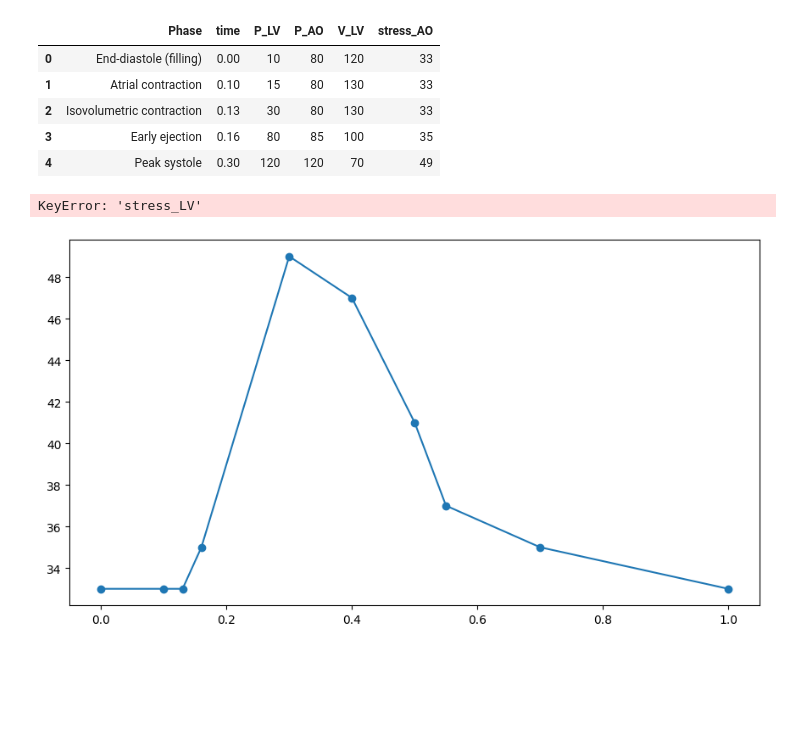
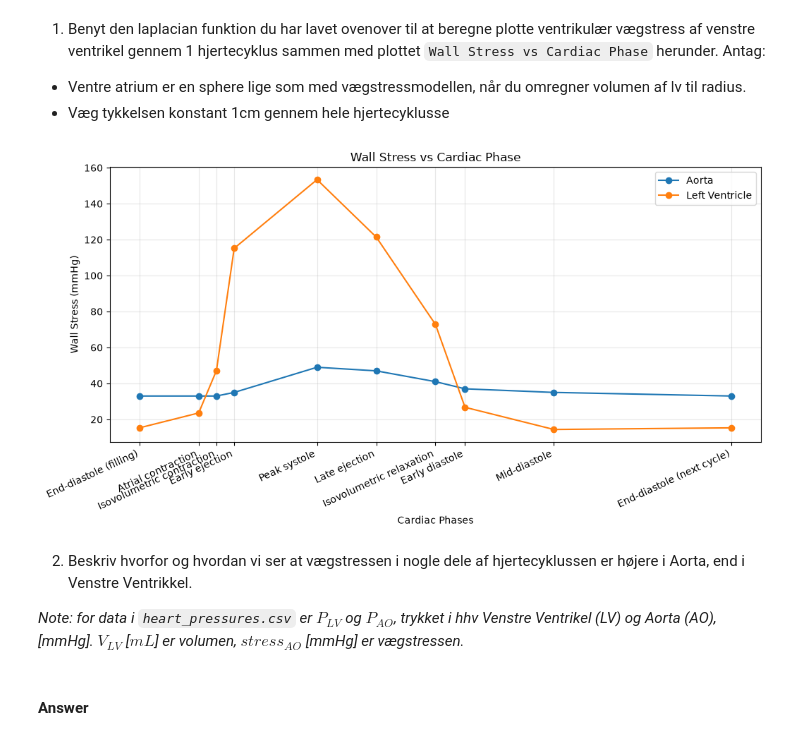
Before and after one commit to AAU-ST3-KHF/cardiovascular_system_hjertet, a Jupyter notebook: Exercise Heart 1.ipynb, the cells around one changed output. Saved outputs shown, nothing was run; the diff lists cells and outputs as text; code cells hidden in the pictures; blank space fills up the shorter version.

```diff
--- a/Exercise Heart 1.ipynb
+++ b/Exercise Heart 1.ipynb
@@ -50,30 +129,35 @@ Assume:
 # %%
-# Load data and display a preview
+import math
+def radius_from_volume_ml(volume_ml):
+    # Volume in mL is equivalent to cm³
+    r = ((3 * volume_ml) / (4 * math.pi)) ** (1/3)
+    return r
+
+# Load data
 import pandas as pd
 df = pd.read_csv("files/heart_pressures.csv")
-df.head()
+df["r_LV"] = radius_from_volume_ml(df["V_LV"]) # lav en kolonne som hedder r_LV, i.e. radius of left ventricle, som er beregnet ud fra V_LV
+
+time = df["time"].to_list()
+time_labels=df['Phase'].to_list()
+r_LV = df["r_LV"].to_numpy()
+P_LV = df["P_LV"].to_numpy()
+stress_AO = df["stress_AO"].to_numpy()
-# %% [output]
-|  | Phase | time | P_LV | P_AO | V_LV | stress_AO |
-| 0 | End-diastole (filling) | 0.00 | 10 | 80 | 120 | 33 |
-| 1 | Atrial contraction | 0.10 | 15 | 80 | 130 | 33 |
-| 2 | Isovolumetric contraction | 0.13 | 30 | 80 | 130 | 33 |
-| 3 | Early ejection | 0.16 | 80 | 85 | 100 | 35 |
-| 4 | Peak systole | 0.30 | 120 | 120 | 70 | 49 |
+# %% [markdown]
+
+
+1. Benyt den laplacian funktion du har lavet ovenover til at beregne plotte ventrikulær vægstress af venstre ventrikel gennem 1 hjertecyklus sammen med plottet `Wall Stress vs Cardiac Phase` herunder.
+Antag:
+- Ventre atrium er en sphere lige som med vægstressmodellen, når du omregner volumen af lv til radius.
+- Væg tykkelsen konstant 1cm gennem hele hjertecyklusse
 # %%
-import matplotlib.pyplot as plt
-
-
-plt.figure(figsize=(10.5, 5.6))
-plt.plot(df['time'], df['stress_AO'], marker='o', label="Aorta")
-plt.plot(df['time'], df['stress_LV'], marker='o', label="Left Ventricle")
-plt.title('Wall Stress vs Cardiac Phase')
-plt.xlabel('Cardiac Phases')
-plt.ylabel('Wall Stress (mmHg)')
-plt.grid(alpha=0.3)
-plt.xticks(ticks=df['time'],labels=df['Phase'].to_list(), rotation=25, ha='right')
-plt.tight_layout()
-plt.legend()
-plt.show()
+# Answer
 # %% [output]
-KeyError: 'stress_LV'
-[figure, old version]
+[figure, new version]
+# %% [markdown]
+
+2. Beskriv hvorfor og hvordan vi ser at vægstressen i nogle dele af hjertecyklussen er højere i Aorta, end i Venstre Ventrikkel.
+
+*Note: for data i `heart_pressures.csv` er $P_{LV}$ og $P_{AO}$, trykket i hhv Venstre Ventrikel (LV) og Aorta (AO), [mmHg]. $V_{LV}$ [$mL$] er volumen, $stress_{AO}$ [mmHg] er vægstressen.*
+# %% [markdown]
+#### Answer
```
Also changed, not shown: parts of 12 cells of this notebook, 4 other files.
